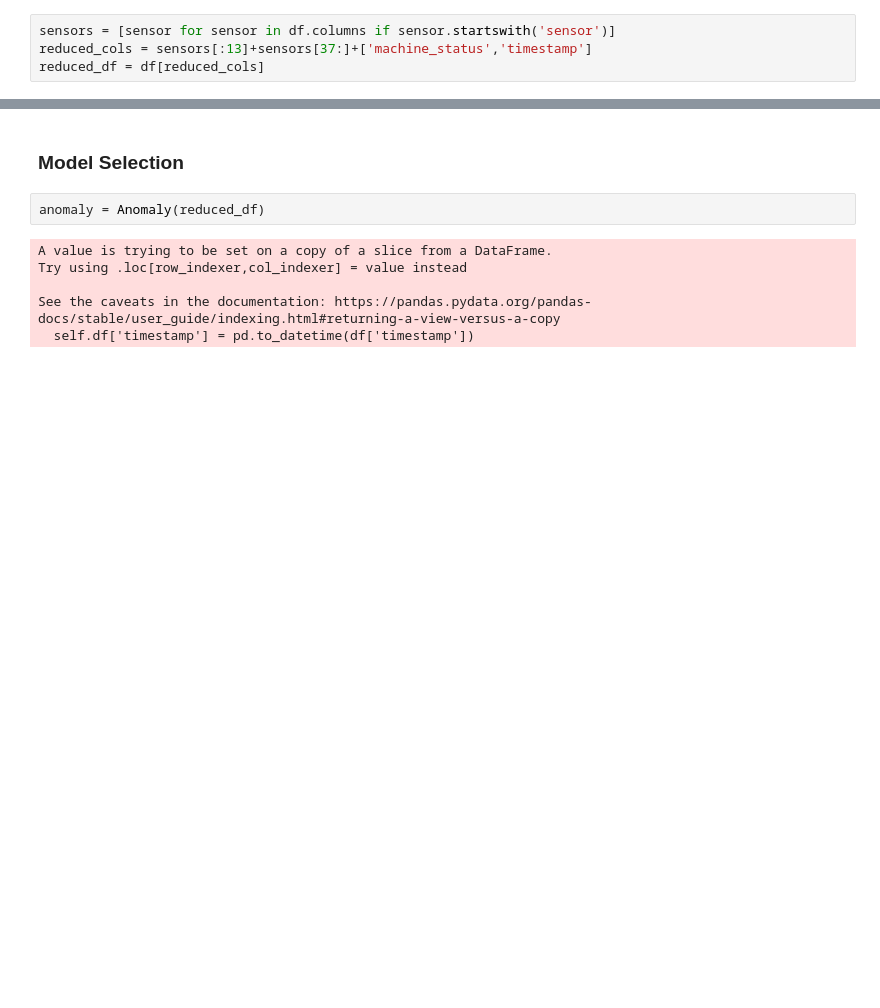
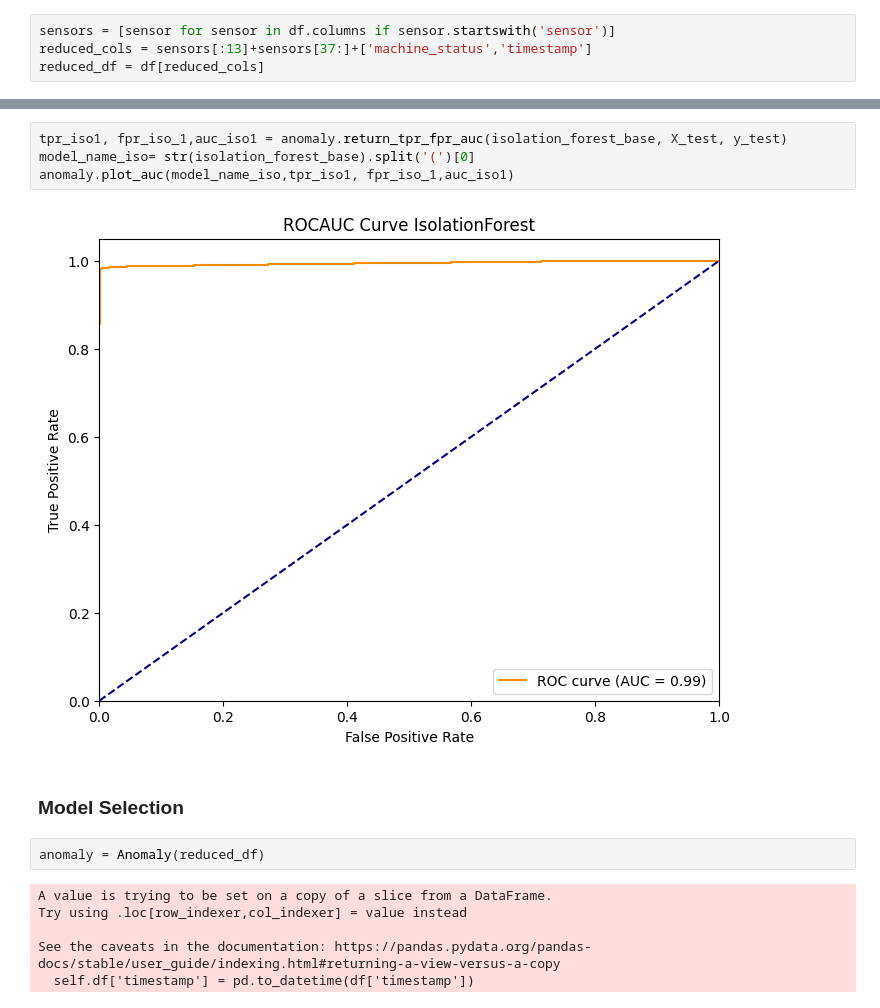
Before and after one commit to eshita53/Unsupervised-learning, a Jupyter notebook: Anomaly_detection/best-model.ipynb, the cells around one changed output, grey strips where cells are left out. Saved outputs shown, nothing was run; the diff lists cells and outputs as text; blank space fills up the shorter version.

```diff
--- a/Anomaly_detection/best-model.ipynb
+++ b/Anomaly_detection/best-model.ipynb
@@ -21,3 +66,9 @@ reduced_df = df[reduced_cols]
+# %%
+tpr_iso1, fpr_iso_1,auc_iso1 = anomaly.return_tpr_fpr_auc(isolation_forest_base, X_test, y_test)
+model_name_iso= str(isolation_forest_base).split('(')[0]
+anomaly.plot_auc(model_name_iso,tpr_iso1, fpr_iso_1,auc_iso1)
+# %% [output]
+[figure, added]
 # %% [markdown]
 ### Model Selection
 # %%
```
Also changed, not shown: parts of 27 cells of this notebook, 3 other files.
